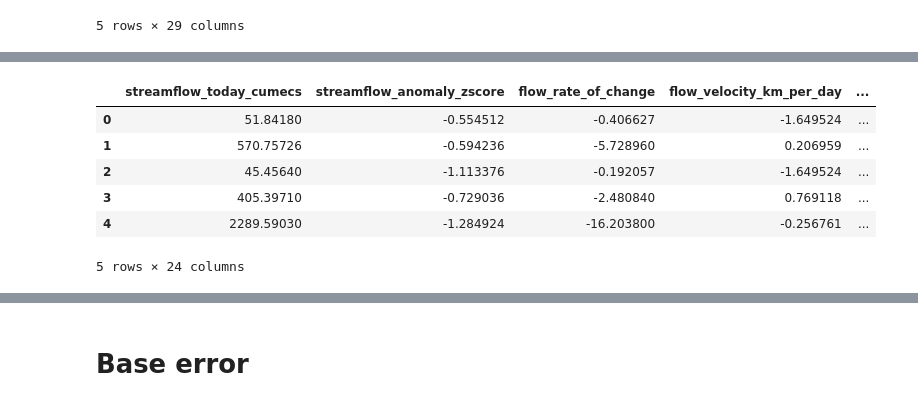
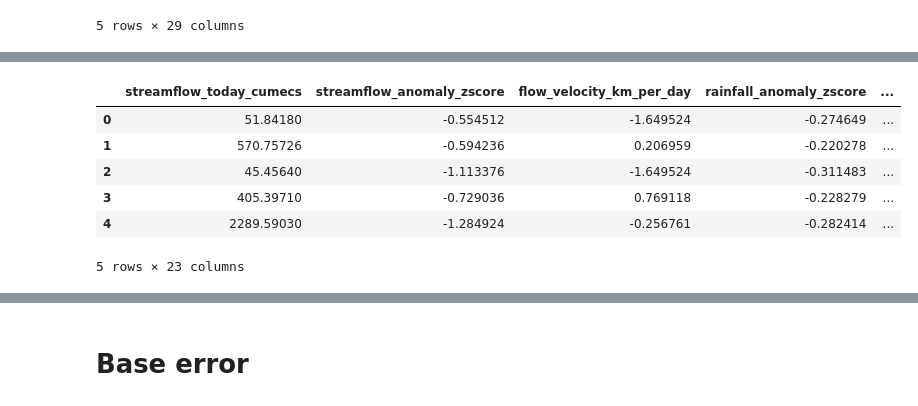
Before and after one commit to vaebhav10/Streamflow_prediction, a Jupyter notebook: notebooks/training.ipynb, the cells around one changed output, grey strips where cells are left out. Saved outputs shown, nothing was run; the diff lists cells and outputs as text; code cells hidden in the pictures.

```diff
--- a/notebooks/training.ipynb
+++ b/notebooks/training.ipynb
@@ -157,8 +147,8 @@ drop_cols=[
     'upstream_rain_weighted_scaled'
 ]
 # %%
-df.drop(columns=drop_cols,axis=1,inplace=True)
-df1.drop(columns=drop_cols,axis=1,inplace=True)
+df.drop(columns=drop_cols,inplace=True)
+df1.drop(columns=drop_cols,inplace=True)
 df.head()
 # %% [output]
 |  | streamflow_today_cumecs | streamflow_anomaly_zscore | flow_rate_of_change | flow_velocity_km_per_day | ... |
@@ -177,3 +161,6 @@ plt.show()
+# %%
+df.drop('flow_rate_of_change',axis=1, inplace= True)
+df1.drop('flow_rate_of_change',axis=1,inplace=True)
 # %%
 # giving higher weight to recent rain
 df['antecedent_total'] = (df['antecedent_rain_3d_sum'] * 0.4) + (df['antecedent_rain_7d_sum'] * 0.3) + (df['antecedent_rain_15d_sum'] * 0.1)+(df['antecedent_rain_30d_sum']*0.05)+(df['antecedent_rain_60d']*0.05)+(df['antecedent_rain_ewm']*0.1)
@@ -188,16 +175,16 @@ antecedent_cols=[
     'antecedent_rain_ewm'
 ]
 # %%
-df.drop(columns=antecedent_cols,axis=1,inplace=True)
-df1.drop(columns=antecedent_cols,axis=1,inplace=True)
+df.drop(columns=antecedent_cols,inplace=True)
+df1.drop(columns=antecedent_cols,inplace=True)
 df.head()
 # %% [output]
-|  | streamflow_today_cumecs | streamflow_anomaly_zscore | flow_rate_of_change | flow_velocity_km_per_day | ... |
-| 0 | 51.84180 | -0.554512 | -0.406627 | -1.649524 | ... |
-| 1 | 570.75726 | -0.594236 | -5.728960 | 0.206959 | ... |
-| 2 | 45.45640 | -1.113376 | -0.192057 | -1.649524 | ... |
-| 3 | 405.39710 | -0.729036 | -2.480840 | 0.769118 | ... |
-| 4 | 2289.59030 | -1.284924 | -16.203800 | -0.256761 | ... |
+|  | streamflow_today_cumecs | streamflow_anomaly_zscore | flow_velocity_km_per_day | rainfall_anomaly_zscore | ... |
+| 0 | 51.84180 | -0.554512 | -1.649524 | -0.274649 | ... |
+| 1 | 570.75726 | -0.594236 | 0.206959 | -0.220278 | ... |
+| 2 | 45.45640 | -1.113376 | -1.649524 | -0.311483 | ... |
+| 3 | 405.39710 | -0.729036 | 0.769118 | -0.228279 | ... |
+| 4 | 2289.59030 | -1.284924 | -0.256761 | -0.282414 | ... |
-5 rows × 24 columns
+5 rows × 23 columns
 # %%
 plt.figure(figsize=(20,9))
```
Also changed, not shown: parts of 79 cells of this notebook, 17 other files.
